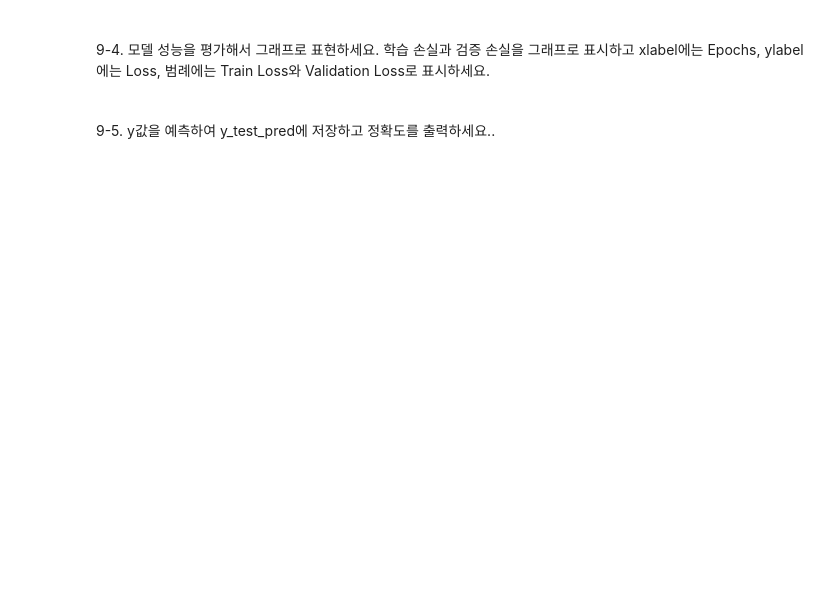
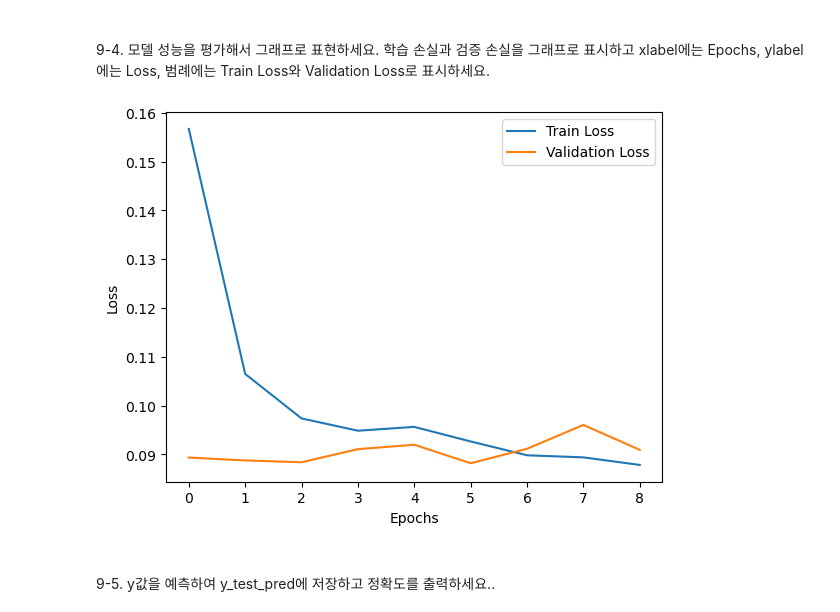
Before and after one commit to Sihyeon0123/AIVLE_School, a Jupyter notebook: AICE ASSOCIATE/1일차/8기_ASSO_과제2(VOC).ipynb, the cells around one changed output. Saved outputs shown, nothing was run; the diff lists cells and outputs as text; code cells hidden in the pictures; blank space fills up the shorter version.

```diff
--- a/AICE ASSOCIATE/1일차/8기_ASSO_과제2(VOC).ipynb
+++ b/AICE ASSOCIATE/1일차/8기_ASSO_과제2(VOC).ipynb
@@ -725,3 +740,13 @@ Epoch 4/10
+# %%
+# 여기에 답안코드를 작성하세요.
+plt.plot(history.history['loss'])
+plt.plot(history.history['val_loss'])
+plt.legend(['Train Loss', 'Validation Loss'])
+plt.xlabel('Epochs')
+plt.ylabel('Loss')
+plt.show()
+# %% [output]
+[figure, added]
 # %% [markdown]
 <br>
 <font >9-5. y값을 예측하여 y_test_pred에 저장하고 정확도를 출력하세요..</font>
```
Also changed, not shown: parts of 7 cells of this notebook, 1 other file.
